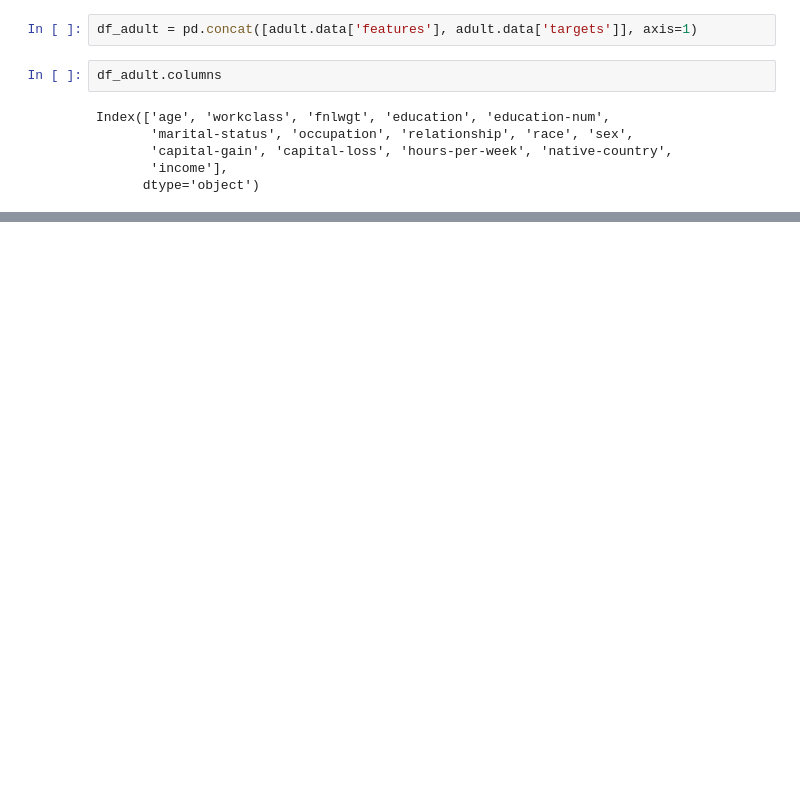
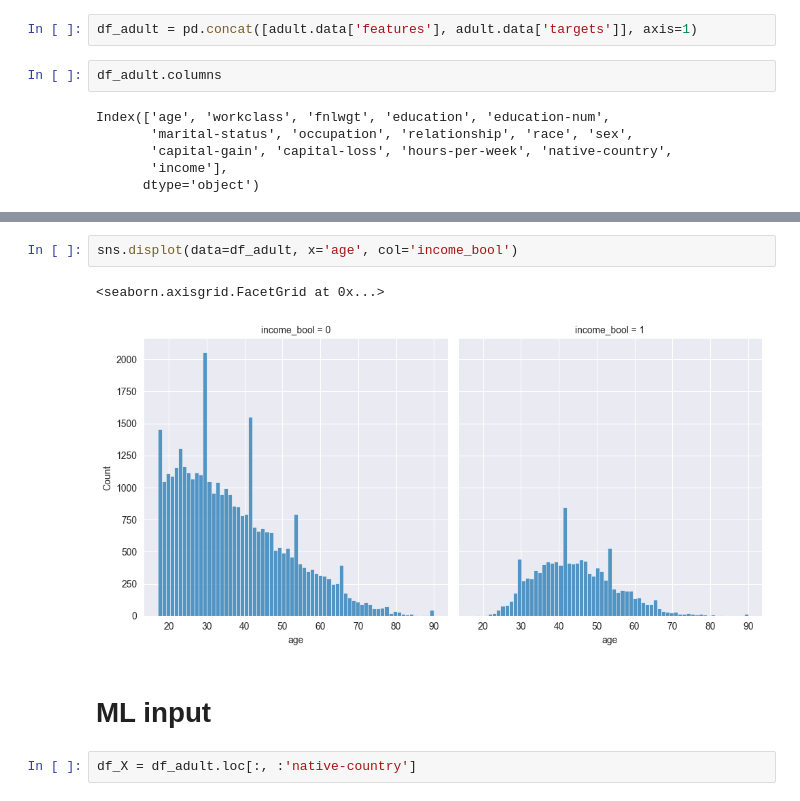
Before and after one commit to dushyantkhosla/cst4150, a Jupyter notebook: 08-Walkthroughs/02-annual-income.ipynb, the cells around one changed output, grey strips where cells are left out. Saved outputs shown, nothing was run; the diff lists cells and outputs as text; blank space fills up the shorter version.

```diff
--- a/08-Walkthroughs/02-annual-income.ipynb
+++ b/08-Walkthroughs/02-annual-income.ipynb
@@ -75,0 +177,9 @@ Index(['age', 'workclass', 'fnlwgt', 'education', 'education-num',
+# %%
+sns.displot(data=df_adult, x='age', col='income_bool')
+# %% [output]
+<seaborn.axisgrid.FacetGrid at 0x...>
+[figure, added]
+# %% [markdown]
+# ML input
+# %%
+df_X = df_adult.loc[:, :'native-country']
```
Also changed, not shown: parts of 23 cells of this notebook.
